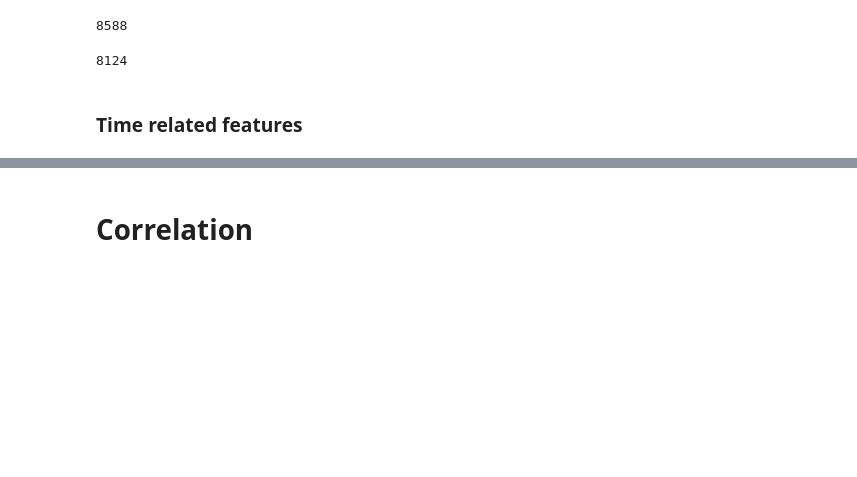
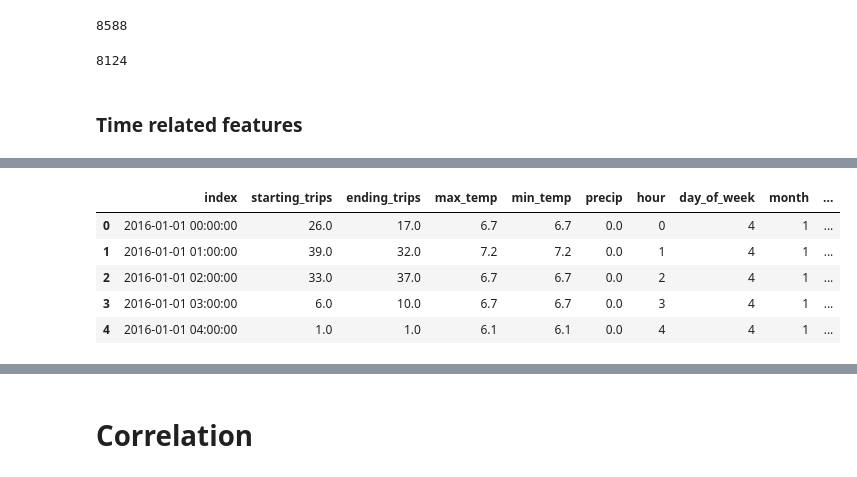
Before and after one commit to Jerematix/dataflow, a Jupyter notebook: notebooks/predictive_analytics/FTest.ipynb, the cells around one changed output, grey strips where cells are left out. Cells and saved outputs as stored; diff of their text form; code cells hidden in the pictures; blank space fills up the shorter version.

```diff
--- a/notebooks/predictive_analytics/FTest.ipynb
+++ b/notebooks/predictive_analytics/FTest.ipynb
@@ -140,0 +168,11 @@ df_bike_trips_hourly.to_parquet('../../data/bike_trips_hourly.parquet')
+# %%
+# df_bike_trips_hourly = df_bike_trips_hourly.merge(holidays_df, on='date', how='left')
+df_bike_trips_hourly = df_bike_trips_hourly.reset_index().merge(holidays_df, on='date', how='left')
+df_bike_trips_hourly.head(5)
+# %% [output]
+|  | index | starting_trips | ending_trips | max_temp | min_temp | precip | hour | day_of_week | month | ... |
+| 0 | 2016-01-01 00:00:00 | 26.0 | 17.0 | 6.7 | 6.7 | 0.0 | 0 | 4 | 1 | ... |
+| 1 | 2016-01-01 01:00:00 | 39.0 | 32.0 | 7.2 | 7.2 | 0.0 | 1 | 4 | 1 | ... |
+| 2 | 2016-01-01 02:00:00 | 33.0 | 37.0 | 6.7 | 6.7 | 0.0 | 2 | 4 | 1 | ... |
+| 3 | 2016-01-01 03:00:00 | 6.0 | 10.0 | 6.7 | 6.7 | 0.0 | 3 | 4 | 1 | ... |
+| 4 | 2016-01-01 04:00:00 | 1.0 | 1.0 | 6.1 | 6.1 | 0.0 | 4 | 4 | 1 | ... |
```
Also changed, not shown: parts of 10 cells of this notebook, 2 other files.
